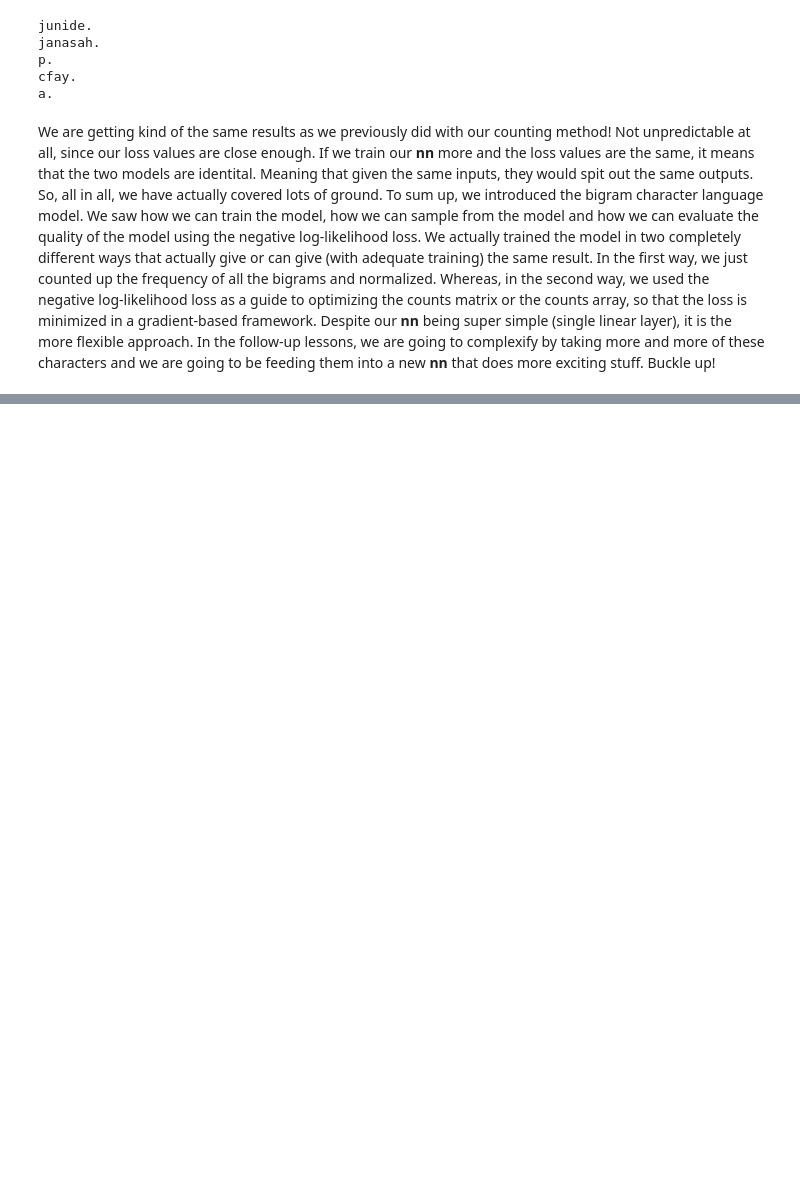
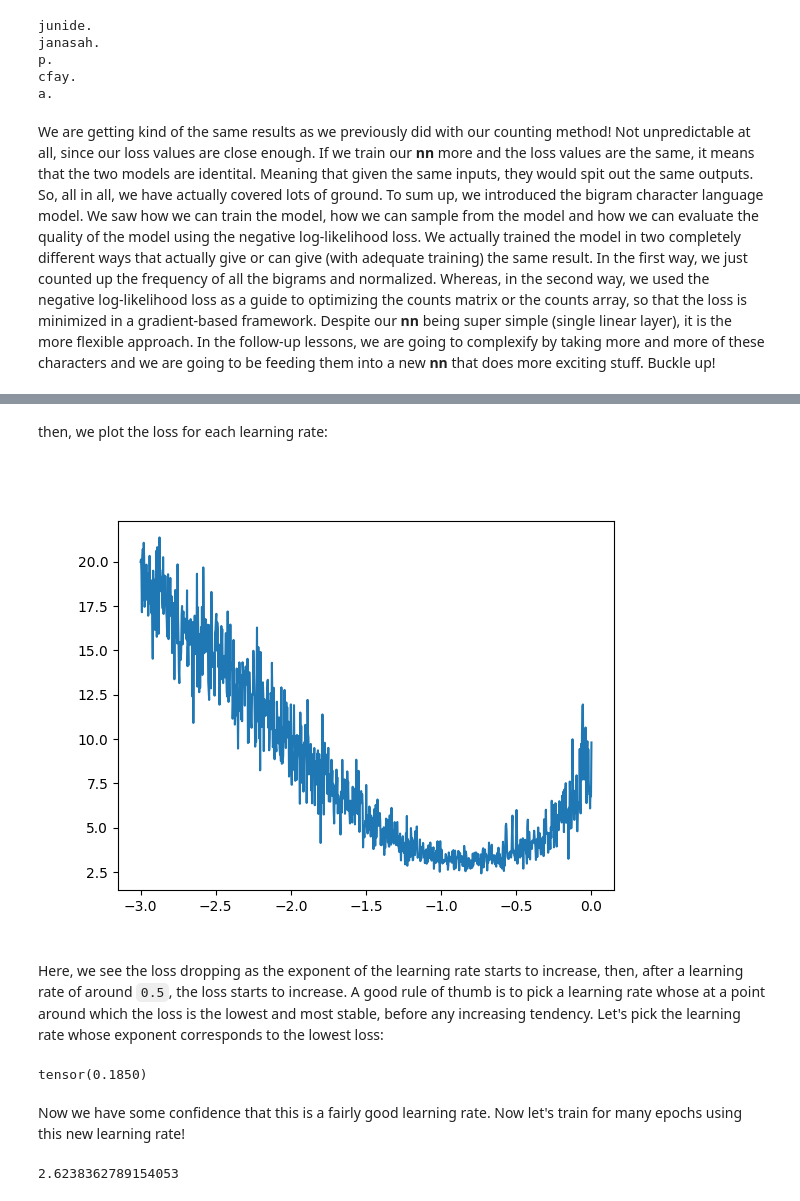
Before and after one commit to ckaraneen/micrograduate, a Jupyter notebook: micrograduate.ipynb, the cells around one changed output, grey strips where cells are left out. Drawn from its saved outputs; the diff is of its cells as text; code cells hidden in the pictures; blank space fills up the shorter version.

```diff
--- a/micrograduate.ipynb
+++ b/micrograduate.ipynb
@@ -1780,0 +2267,2 @@ We are getting kind of the same results as we previously did with our counting m
+# %%
+train(x_all, y_all, lr=0.001, epochs=100)
@@ -1780,0 +2290,2 @@ We are getting kind of the same results as we previously did with our counting m
+# %%
+train(x_all, y_all, lr=1, epochs=100)
@@ -1780,0 +2313,2 @@ We are getting kind of the same results as we previously did with our counting m
+# %%
+train(x_all, y_all, lr=10, epochs=100)
@@ -1780,0 +2336,5 @@ We are getting kind of the same results as we previously did with our counting m
+# %%
+step = 1000
+lre = torch.linspace(-3, 0, step)
+lrs = 10**lre
+lrs
@@ -1780,0 +2359,38 @@ We are getting kind of the same results as we previously did with our counting m
+# %% [markdown]
+then, we plot the loss for each learning rate:
+# %%
+parameters = define_nn()
+lrei = []
+lossi = []
+for p in parameters:
+    p.requires_grad = True
+for i in range(1000):
+    batchix = torch.randint(0, x_all.shape[0], (batchsize,))
+    bx, by = x_all[batchix], y_all[batchix]
+    loss = forward_pass(bx, by)
+    # print(loss.item())
+    for p in parameters:
+        p.grad = None
+    loss.backward()
+    lr = lrs[i]
+    for p in parameters:
+        p.data += -lr * p.grad
+    lrei.append(lre[i])
+    lossi.append(loss.item())
+plt.figure()
+plt.plot(lrei, lossi);
+# %% [output]
+[figure, added]
+# %% [markdown]
+Here, we see the loss dropping as the exponent of the learning rate starts to increase, then, after a learning rate of around `0.5`, the loss starts to increase. A good rule of thumb is to pick a learning rate whose at a point around which the loss is the lowest and most stable, before any increasing tendency. Let's pick the learning rate whose exponent corresponds to the lowest loss:
+# %%
+lr = 10**lrei[lossi.index(min(lossi))]
+lr
+# %% [output]
+tensor(0.1850)
+# %% [markdown]
+Now we have some confidence that this is a fairly good learning rate. Now let's train for many epochs using this new learning rate!
+# %%
+_ = train(x_all, y_all, lr=lr, epochs=10000, print_all_losses=False)
+# %% [output]
+2.6238362789154053
```
Also changed, not shown: parts of 131 cells of this notebook, 1 other file.
